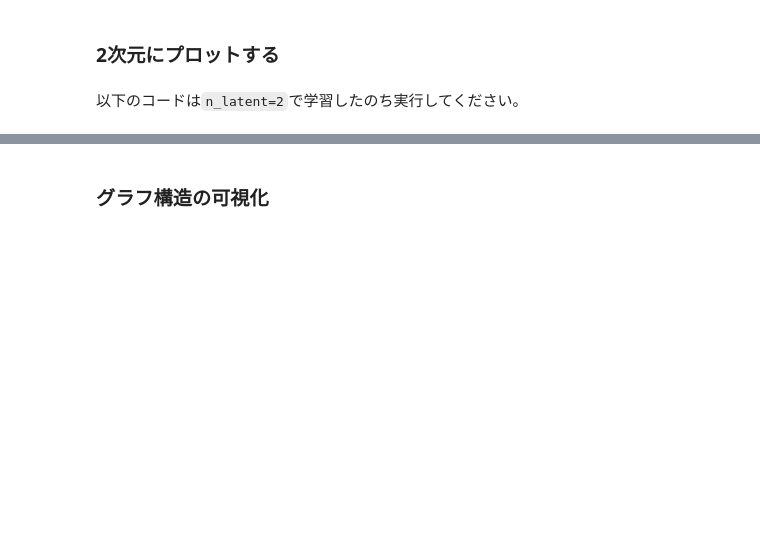
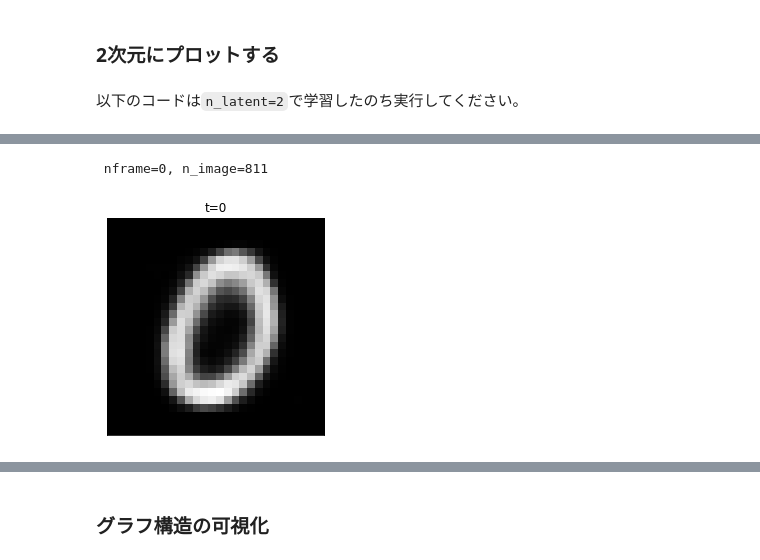
Before and after one commit to matsuken92/Qiita_Contents, a Jupyter notebook: chainer-vae/chainer-vae.ipynb, the cells around one changed output, grey strips where cells are left out. Drawn from its saved outputs; the diff is of its cells as text; code cells hidden in the pictures; blank space fills up the shorter version.

```diff
--- a/chainer-vae/chainer-vae.ipynb
+++ b/chainer-vae/chainer-vae.ipynb
@@ -513,3 +550,18 @@ plt.grid()
+# %%
+def animate(nframe):
+    print("\r nframe={}, n_image={}".format(nframe, n_image), end="")
+    plt.imshow(imgs[nframe], cmap="gray")
+    plt.xticks([]);plt.yticks([])
+    plt.title("t={}".format(nframe))
+
+fig = plt.figure(figsize=(4,4))
+anim = ani.FuncAnimation(fig, animate, frames=n_image)
+anim.save('vae_{}to{}_dim{}.gif'.format(start, end, n_latent), writer='imagemagick', fps=12, dpi=64)
+
+#anim.save('vae_{}to{}.mp4'.format(start, end))
+# %% [output]
+ nframe=0, n_image=811
+[figure, added]
 # %%
 # z to Xの可視化
 
```
Also changed, not shown: parts of 13 cells of this notebook.
